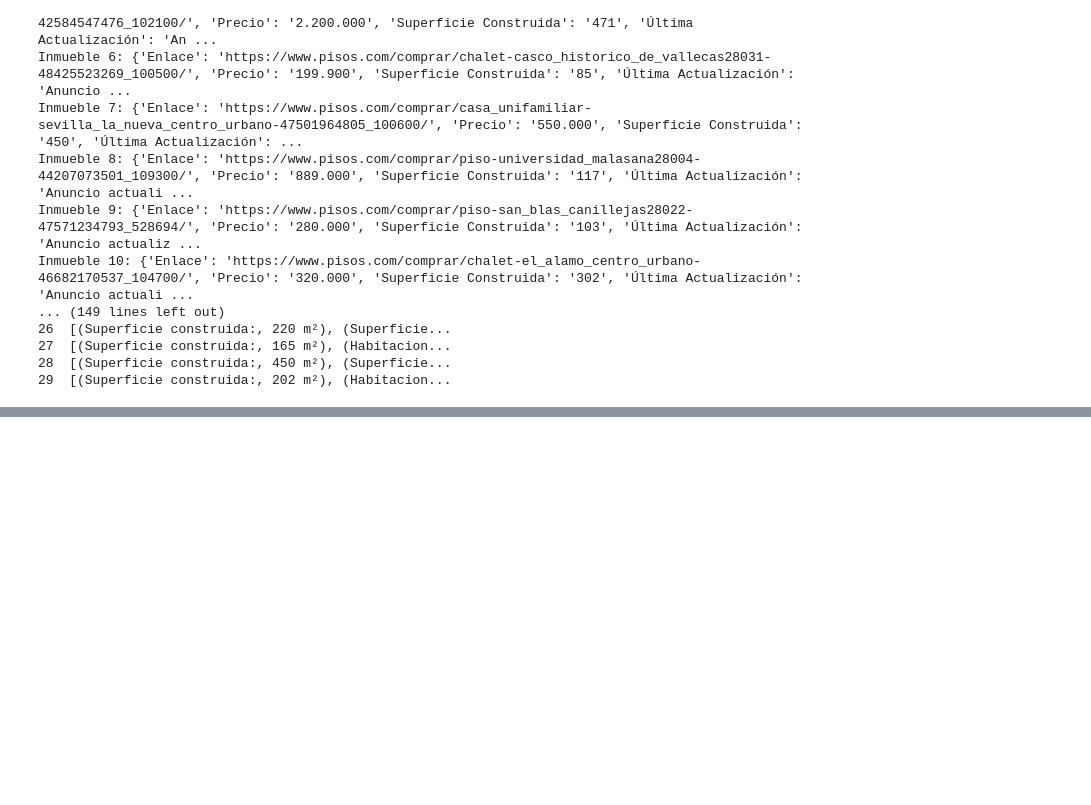
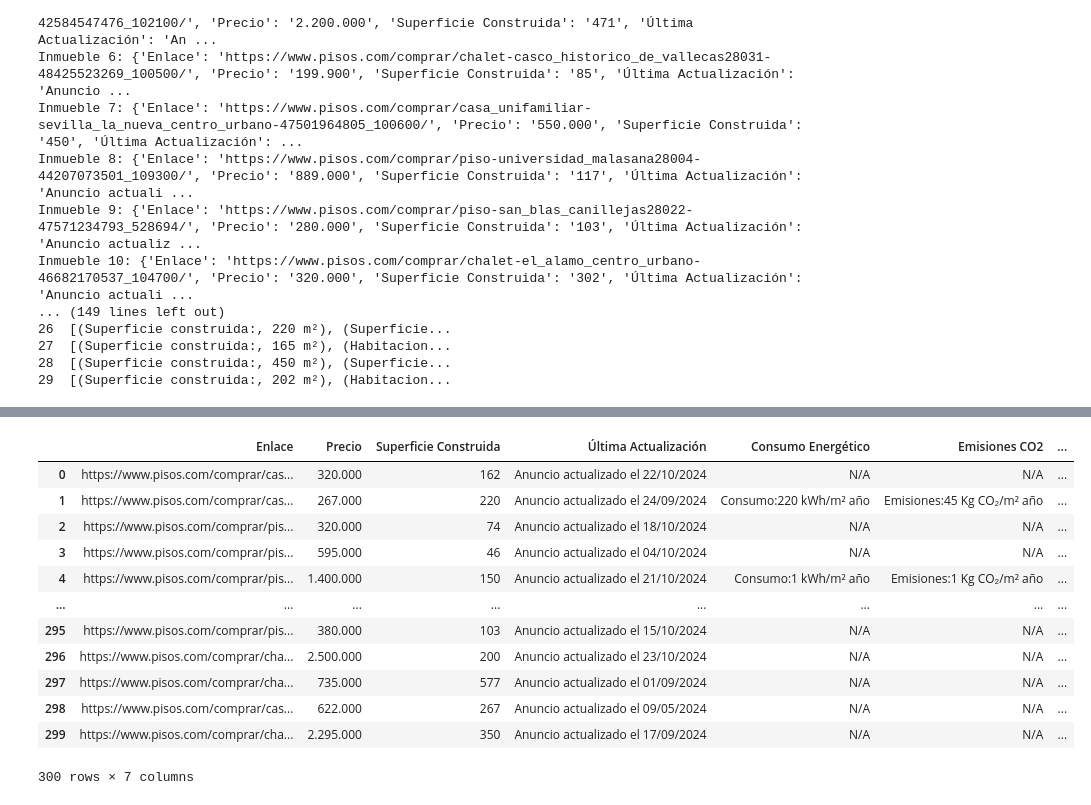
Before and after one commit to GuillePT95/proyecto-FB, a Jupyter notebook: pisos_madrid.ipynb, the cells around one changed output, grey strips where cells are left out. Drawn from its saved outputs; the diff is of its cells as text; code cells hidden in the pictures; blank space fills up the shorter version.

```diff
--- a/pisos_madrid.ipynb
+++ b/pisos_madrid.ipynb
@@ -1272,0 +1433,16 @@ Inmueble 10: {'Enlace': 'https://www.pisos.com/comprar/chalet-el_alamo_centro_ur
+# %%
+df
+# %% [output]
+|  | Enlace | Precio | Superficie Construida | Última Actualización | Consumo Energético | Emisiones CO2 | ... |
+| 0 | https://www.pisos.com/comprar/cas... | 320.000 | 162 | Anuncio actualizado el 22/10/2024 | N/A | N/A | ... |
+| 1 | https://www.pisos.com/comprar/cas... | 267.000 | 220 | Anuncio actualizado el 24/09/2024 | Consumo:220 kWh/m² año | Emisiones:45 Kg CO₂/m² año | ... |
+| 2 | https://www.pisos.com/comprar/pis... | 320.000 | 74 | Anuncio actualizado el 18/10/2024 | N/A | N/A | ... |
+| 3 | https://www.pisos.com/comprar/pis... | 595.000 | 46 | Anuncio actualizado el 04/10/2024 | N/A | N/A | ... |
+| 4 | https://www.pisos.com/comprar/pis... | 1.400.000 | 150 | Anuncio actualizado el 21/10/2024 | Consumo:1 kWh/m² año | Emisiones:1 Kg CO₂/m² año | ... |
+| ... | ... | ... | ... | ... | ... | ... | ... |
+| 295 | https://www.pisos.com/comprar/pis... | 380.000 | 103 | Anuncio actualizado el 15/10/2024 | N/A | N/A | ... |
+| 296 | https://www.pisos.com/comprar/cha... | 2.500.000 | 200 | Anuncio actualizado el 23/10/2024 | N/A | N/A | ... |
+| 297 | https://www.pisos.com/comprar/cha... | 735.000 | 577 | Anuncio actualizado el 01/09/2024 | N/A | N/A | ... |
+| 298 | https://www.pisos.com/comprar/cas... | 622.000 | 267 | Anuncio actualizado el 09/05/2024 | N/A | N/A | ... |
+| 299 | https://www.pisos.com/comprar/cha... | 2.295.000 | 350 | Anuncio actualizado el 17/09/2024 | N/A | N/A | ... |
+300 rows × 7 columns
```
Also changed, not shown: parts of 5 cells of this notebook, 4 other files.
